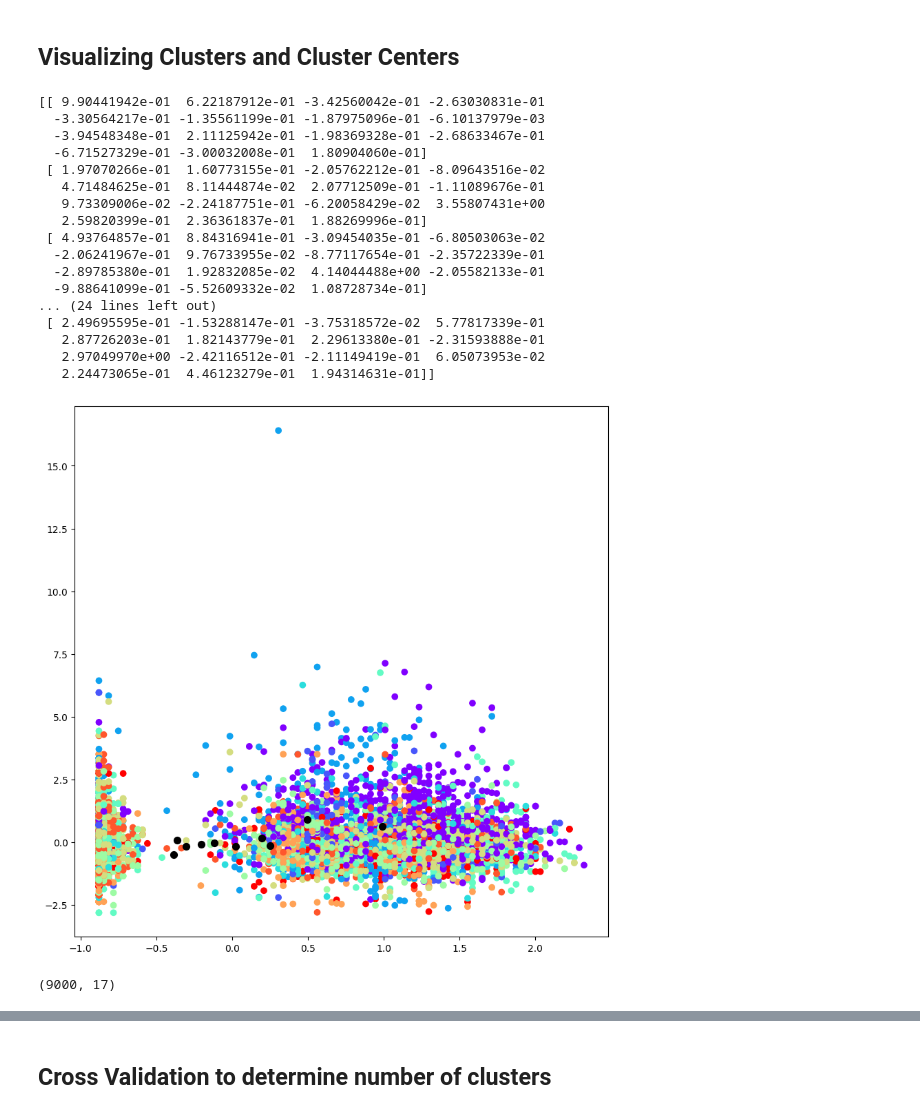
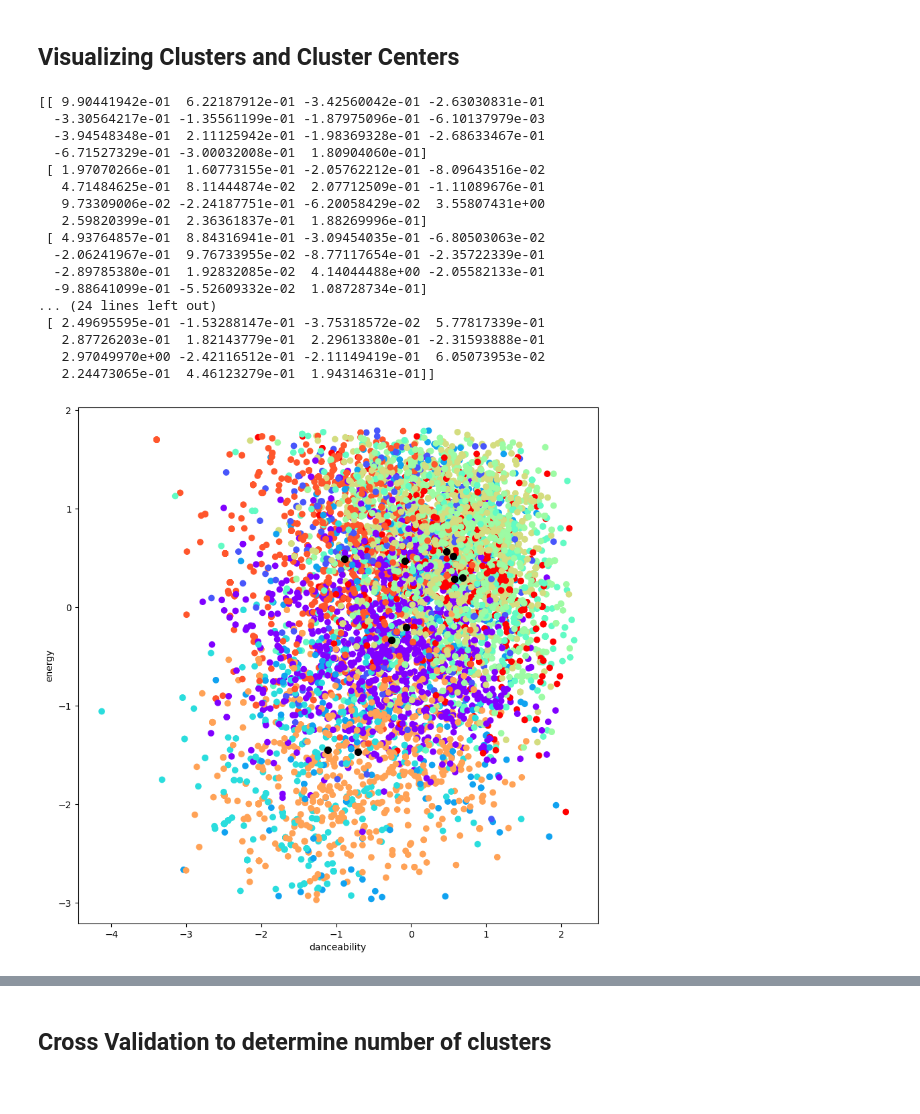
Before and after one commit to rghosh1353/spotify_genre_proj, a Jupyter notebook: Check_in_5_Unsupervised_Learning.ipynb, the cells around one changed output, grey strips where cells are left out. Cells and saved outputs as stored; diff of their text form; code cells hidden in the pictures.

```diff
--- a/Check_in_5_Unsupervised_Learning.ipynb
+++ b/Check_in_5_Unsupervised_Learning.ipynb
@@ -148,36 +136,31 @@ array([[ 9.90441942e-01,  6.22187912e-01, -3.42560042e-01,
 # %%
 # Find centroids
 centroids = kmeans.cluster_centers_
 print(centroids)
 
 # Scatter plot showing clusters ???
 plt.figure(figsize=(10,10))
-
-plt.scatter(X_scaled[:,0], X_scaled[:,1], c = y_kmeans, cmap = 'rainbow')
-plt.scatter(centroids[:, 0], centroids[:, 1], c='black', s=50)
+plt.scatter(X_scaled[:,3], X_scaled[:,4], c = y_kmeans, cmap = 'rainbow')
+plt.scatter(centroids[:, 3], centroids[:, 4], c='black', s=50)
+plt.xlabel('danceability')
+plt.ylabel('energy')
 plt.show()
 # %% [output]
 [[ 9.90441942e-01  6.22187912e-01 -3.42560042e-01 -2.63030831e-01
   -3.30564217e-01 -1.35561199e-01 -1.87975096e-01 -6.10137979e-03
   -3.94548348e-01  2.11125942e-01 -1.98369328e-01 -2.68633467e-01
   -6.71527329e-01 -3.00032008e-01  1.80904060e-01]
  [ 1.97070266e-01  1.60773155e-01 -2.05762212e-01 -8.09643516e-02
    4.71484625e-01  8.11444874e-02  2.07712509e-01 -1.11089676e-01
    9.73309006e-02 -2.24187751e-01 -6.20058429e-02  3.55807431e+00
    2.59820399e-01  2.36361837e-01  1.88269996e-01]
  [ 4.93764857e-01  8.84316941e-01 -3.09454035e-01 -6.80503063e-02
   -2.06241967e-01  9.76733955e-02 -8.77117654e-01 -2.35722339e-01
   -2.89785380e-01  1.92832085e-02  4.14044488e+00 -2.05582133e-01
   -9.88641099e-01 -5.52609332e-02  1.08728734e-01]
 ... (24 lines left out)
  [ 2.49695595e-01 -1.53288147e-01 -3.75318572e-02  5.77817339e-01
    2.87726203e-01  1.82143779e-01  2.29613380e-01 -2.31593888e-01
    2.97049970e+00 -2.42116512e-01 -2.11149419e-01  6.05073953e-02
    2.24473065e-01  4.46123279e-01  1.94314631e-01]]
-[figure, old version]
+[figure, new version]
-# %%
-# prompt: i want the dimensions of spotify_clean
-
-spotify_clean.shape
-# %% [output]
-(9000, 17)
```
Also changed, not shown: parts of 9 cells of this notebook.
